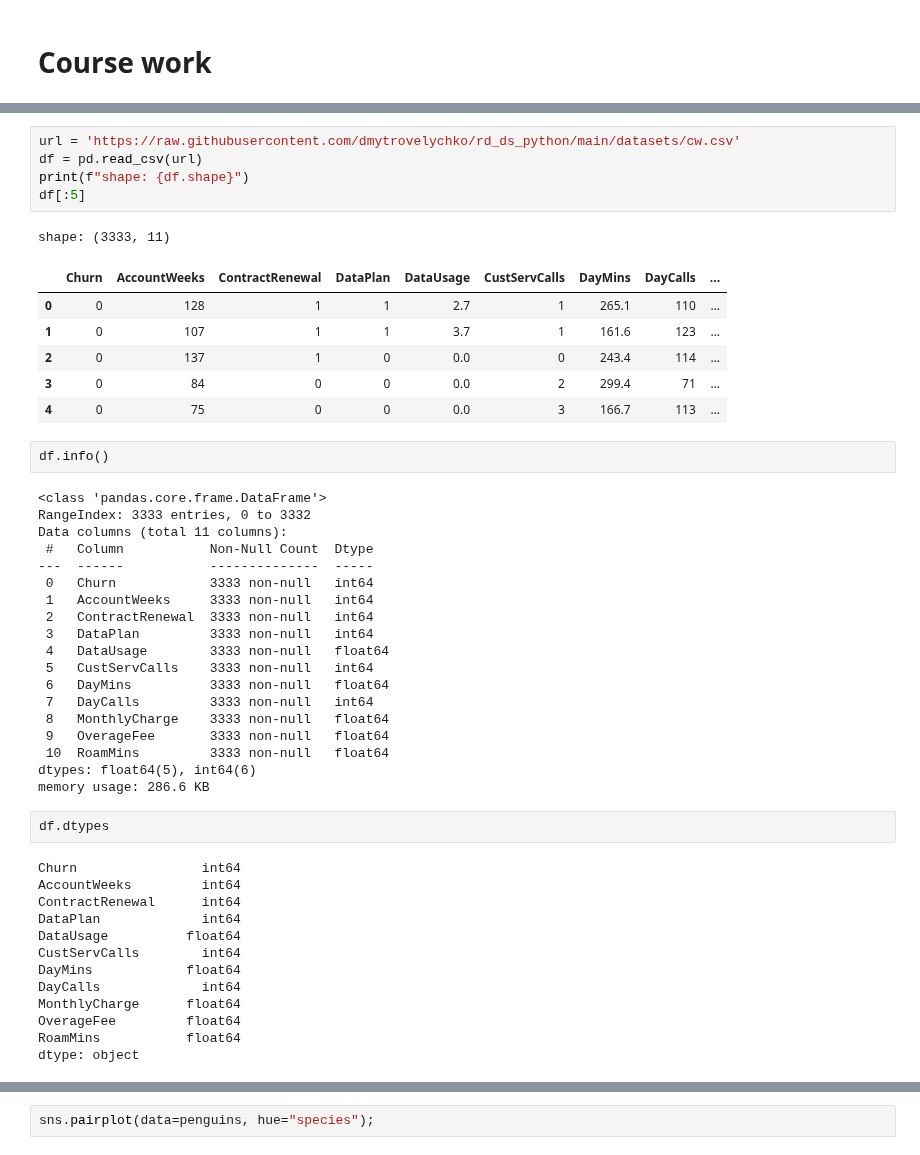
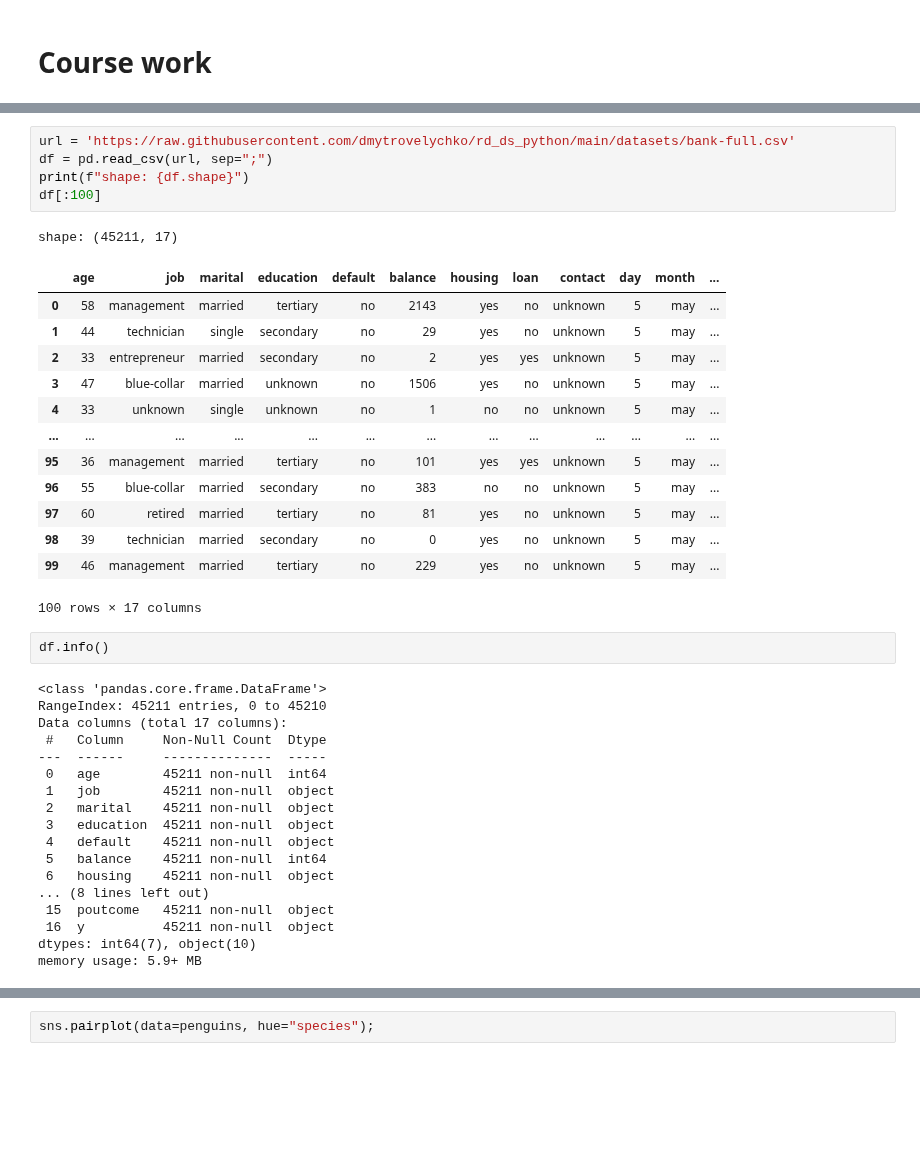
Before and after one commit to dmytrovelychko/rd_ds_python, a Jupyter notebook: cw.ipynb, the cells around one changed output, grey strips where cells are left out. Saved outputs shown, nothing was run; the diff lists cells and outputs as text; blank space fills up the shorter version.

```diff
--- a/cw.ipynb
+++ b/cw.ipynb
@@ -25,51 +27,42 @@ seaborn: 0.12.2
 missingno: 0.5.2
 numpy: 1.22.4
 # %%
-url = 'https://raw.githubusercontent.com/dmytrovelychko/rd_ds_python/main/datasets/cw.csv'
-df = pd.read_csv(url)
+url = 'https://raw.githubusercontent.com/dmytrovelychko/rd_ds_python/main/datasets/bank-full.csv'
+df = pd.read_csv(url, sep=";")
 print(f"shape: {df.shape}")
-df[:5]
+df[:100]
 # %% [output]
-shape: (3333, 11)
+shape: (45211, 17)
-|  | Churn | AccountWeeks | ContractRenewal | DataPlan | DataUsage | CustServCalls | DayMins | DayCalls | ... |
-| 0 | 0 | 128 | 1 | 1 | 2.7 | 1 | 265.1 | 110 | ... |
-| 1 | 0 | 107 | 1 | 1 | 3.7 | 1 | 161.6 | 123 | ... |
-| 2 | 0 | 137 | 1 | 0 | 0.0 | 0 | 243.4 | 114 | ... |
-| 3 | 0 | 84 | 0 | 0 | 0.0 | 2 | 299.4 | 71 | ... |
-| 4 | 0 | 75 | 0 | 0 | 0.0 | 3 | 166.7 | 113 | ... |
+|  | age | job | marital | education | default | balance | housing | loan | contact | day | month | ... |
+| 0 | 58 | management | married | tertiary | no | 2143 | yes | no | unknown | 5 | may | ... |
+| 1 | 44 | technician | single | secondary | no | 29 | yes | no | unknown | 5 | may | ... |
+| 2 | 33 | entrepreneur | married | secondary | no | 2 | yes | yes | unknown | 5 | may | ... |
+| 3 | 47 | blue-collar | married | unknown | no | 1506 | yes | no | unknown | 5 | may | ... |
+| 4 | 33 | unknown | single | unknown | no | 1 | no | no | unknown | 5 | may | ... |
+| ... | ... | ... | ... | ... | ... | ... | ... | ... | ... | ... | ... | ... |
+| 95 | 36 | management | married | tertiary | no | 101 | yes | yes | unknown | 5 | may | ... |
+| 96 | 55 | blue-collar | married | secondary | no | 383 | no | no | unknown | 5 | may | ... |
+| 97 | 60 | retired | married | tertiary | no | 81 | yes | no | unknown | 5 | may | ... |
+| 98 | 39 | technician | married | secondary | no | 0 | yes | no | unknown | 5 | may | ... |
+| 99 | 46 | management | married | tertiary | no | 229 | yes | no | unknown | 5 | may | ... |
+100 rows × 17 columns
 # %%
 df.info()
 # %% [output]
 <class 'pandas.core.frame.DataFrame'>
-RangeIndex: 3333 entries, 0 to 3332
-Data columns (total 11 columns):
- #   Column           Non-Null Count  Dtype
----  ------           --------------  -----
- 0   Churn            3333 non-null   int64
- 1   AccountWeeks     3333 non-null   int64
- 2   ContractRenewal  3333 non-null   int64
- 3   DataPlan         3333 non-null   int64
- 4   DataUsage        3333 non-null   float64
- 5   CustServCalls    3333 non-null   int64
- 6   DayMins          3333 non-null   float64
- 7   DayCalls         3333 non-null   int64
- 8   MonthlyCharge    3333 non-null   float64
- 9   OverageFee       3333 non-null   float64
- 10  RoamMins         3333 non-null   float64
-dtypes: float64(5), int64(6)
-memory usage: 286.6 KB
+RangeIndex: 45211 entries, 0 to 45210
+Data columns (total 17 columns):
+ #   Column     Non-Null Count  Dtype
+---  ------     --------------  -----
+ 0   age        45211 non-null  int64
+ 1   job        45211 non-null  object
+ 2   marital    45211 non-null  object
+ 3   education  45211 non-null  object
+ 4   default    45211 non-null  object
+ 5   balance    45211 non-null  int64
+ 6   housing    45211 non-null  object
+... (8 lines left out)
+ 15  poutcome   45211 non-null  object
+ 16  y          45211 non-null  object
+dtypes: int64(7), object(10)
+memory usage: 5.9+ MB
-# %%
-df.dtypes
-# %% [output]
-Churn                int64
-AccountWeeks         int64
-ContractRenewal      int64
-DataPlan             int64
-DataUsage          float64
-CustServCalls        int64
-DayMins            float64
-DayCalls             int64
-MonthlyCharge      float64
-OverageFee         float64
-RoamMins           float64
-dtype: object
```
Also changed, not shown: parts of 24 cells of this notebook.
